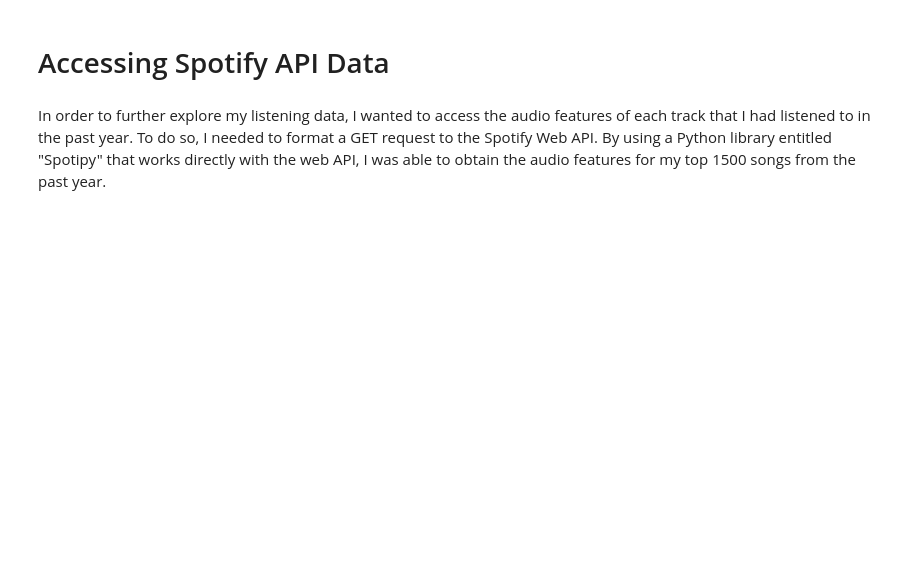
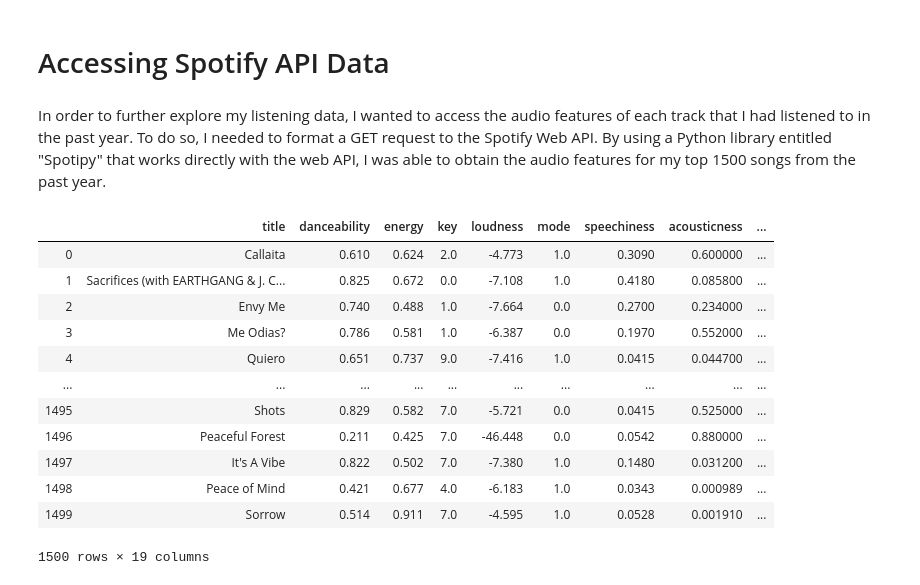
Before and after one commit to willfurtado/Visualizing-Spotify-Data, a Jupyter notebook: Spotify Web API.ipynb, the cells around one changed output. Drawn from its saved outputs; the diff is of its cells as text; code cells hidden in the pictures; blank space fills up the shorter version.

```diff
--- a/Spotify Web API.ipynb
+++ b/Spotify Web API.ipynb
@@ -5,3 +7,19 @@ In order to further explore my listening data, I wanted to access the audio feat
+# %%
+pd.read_csv("features/features.csv", index_col=0)
+# %% [output]
+|  | title | danceability | energy | key | loudness | mode | speechiness | acousticness | ... |
+| 0 | Callaita | 0.610 | 0.624 | 2.0 | -4.773 | 1.0 | 0.3090 | 0.600000 | ... |
+| 1 | Sacrifices (with EARTHGANG & J. C... | 0.825 | 0.672 | 0.0 | -7.108 | 1.0 | 0.4180 | 0.085800 | ... |
+| 2 | Envy Me | 0.740 | 0.488 | 1.0 | -7.664 | 0.0 | 0.2700 | 0.234000 | ... |
+| 3 | Me Odias? | 0.786 | 0.581 | 1.0 | -6.387 | 0.0 | 0.1970 | 0.552000 | ... |
+| 4 | Quiero | 0.651 | 0.737 | 9.0 | -7.416 | 1.0 | 0.0415 | 0.044700 | ... |
+| ... | ... | ... | ... | ... | ... | ... | ... | ... | ... |
+| 1495 | Shots | 0.829 | 0.582 | 7.0 | -5.721 | 0.0 | 0.0415 | 0.525000 | ... |
+| 1496 | Peaceful Forest | 0.211 | 0.425 | 7.0 | -46.448 | 0.0 | 0.0542 | 0.880000 | ... |
+| 1497 | It's A Vibe | 0.822 | 0.502 | 7.0 | -7.380 | 1.0 | 0.1480 | 0.031200 | ... |
+| 1498 | Peace of Mind | 0.421 | 0.677 | 4.0 | -6.183 | 1.0 | 0.0343 | 0.000989 | ... |
+| 1499 | Sorrow | 0.514 | 0.911 | 7.0 | -4.595 | 1.0 | 0.0528 | 0.001910 | ... |
+1500 rows × 19 columns
 # %%
 import spotipy
 from spotipy.oauth2 import SpotifyOAuth
```
Also changed, not shown: parts of 3 cells of this notebook, 6 other files.
